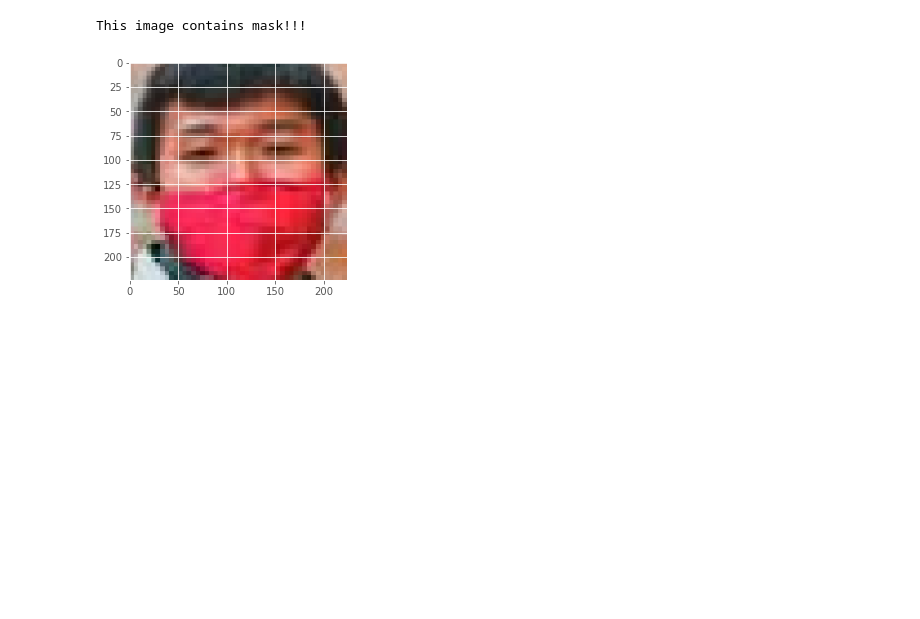
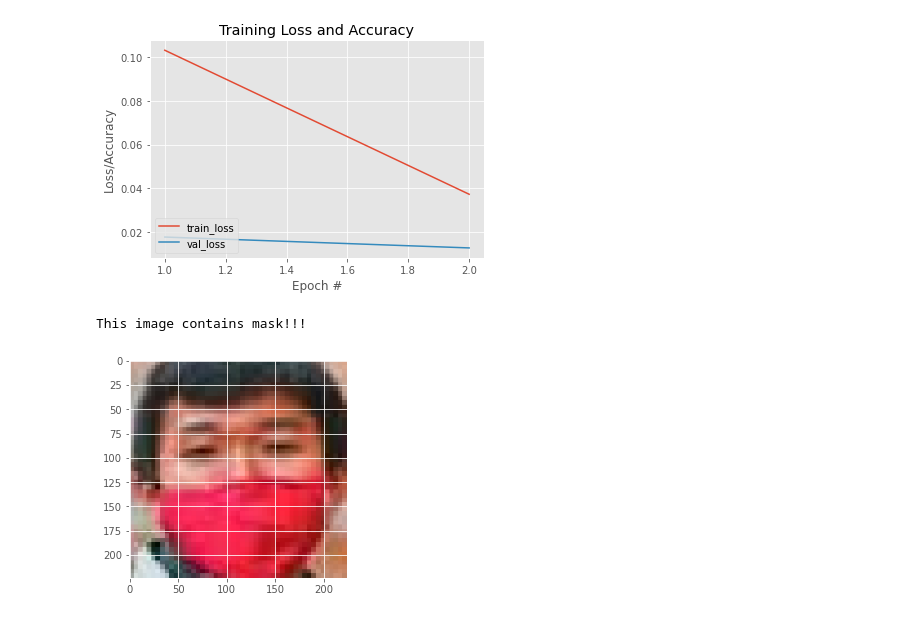
Before and after one commit to ysmeyyappan/team-12-summer-project, a Jupyter notebook: project1.ipynb, the cells around one changed output. Drawn from its saved outputs; the diff is of its cells as text; code cells hidden in the pictures; blank space fills up the shorter version.

```diff
--- a/project1.ipynb
+++ b/project1.ipynb
@@ -155,3 +151,16 @@ plt.savefig("plot.png")
+# %%
+K= EPOCHS
+plt.style.use("ggplot")
+plt.figure()
+plt.plot(np.arange(1, K+1), L.history["loss"], label="train_loss")
+plt.plot(np.arange(1, K+1), L.history["val_loss"], label="val_loss")
+plt.title("Training Loss and Accuracy")
+plt.xlabel("Epoch #")
+plt.ylabel("Loss/Accuracy")
+plt.legend(loc="lower left")
+plt.savefig("plot.png")
+# %% [output]
+[figure, added]
 # %%
 #print(predIdxs)
 img12 =load_img(r'D:\users\meyyappan\downloads\Face Mask Dataset\withmask\5.png',target_size=(224,224))
```
Also changed, not shown: parts of 13 cells of this notebook, 1 other file.
